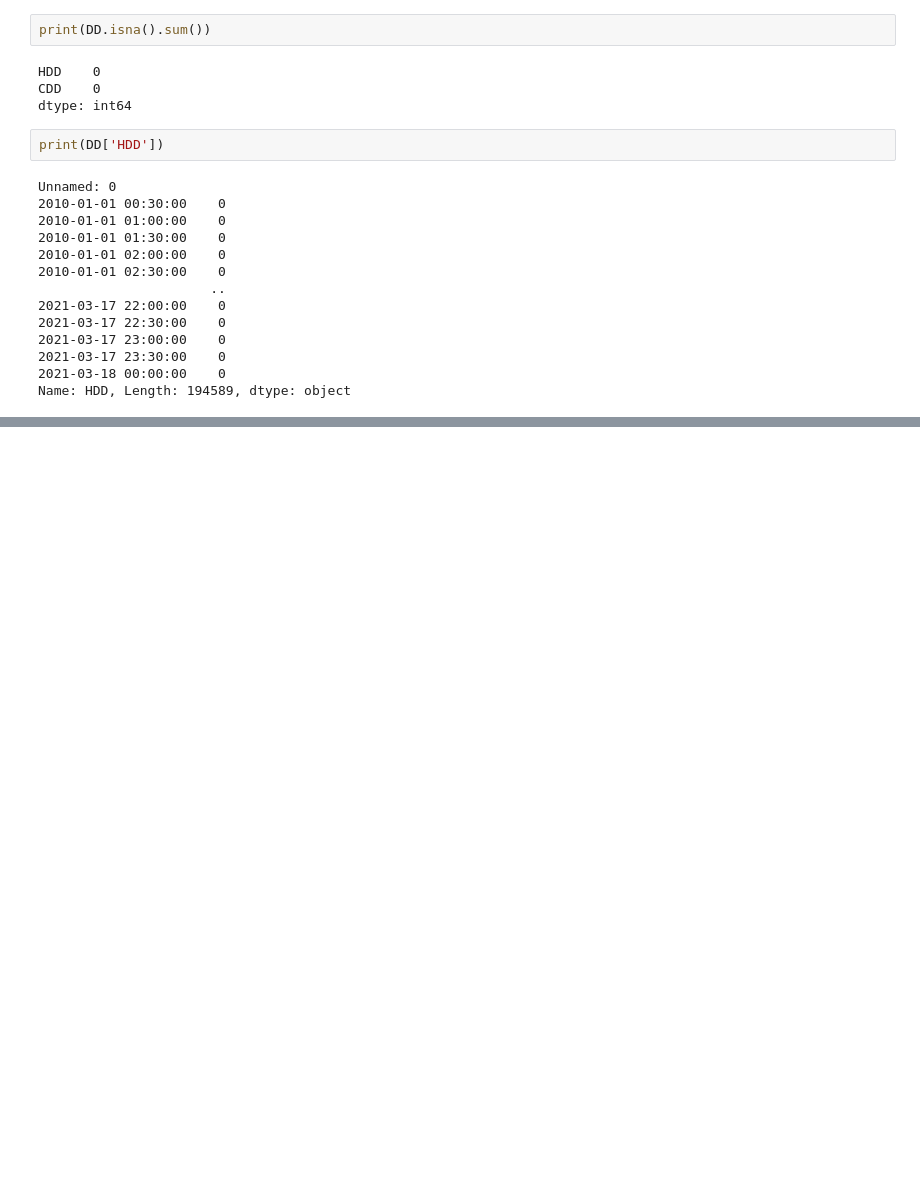
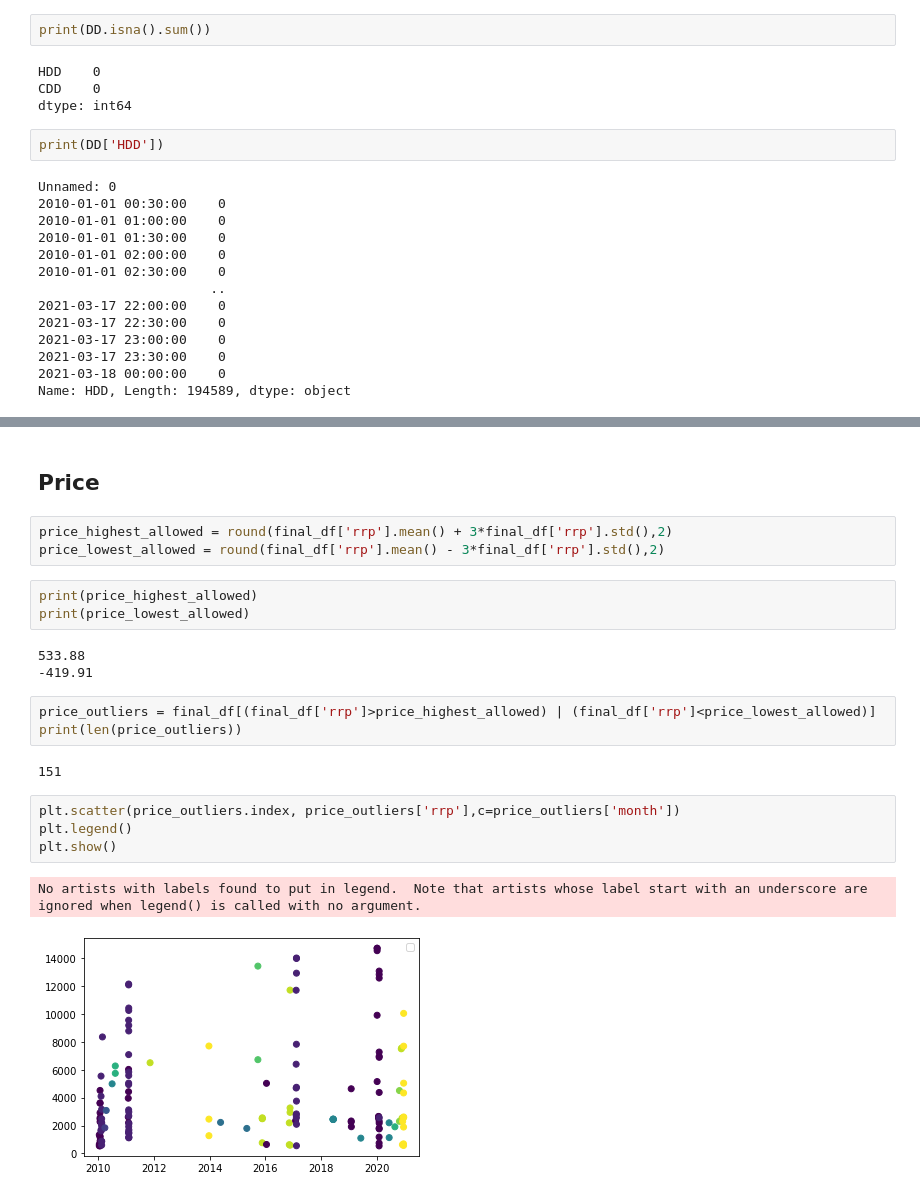
Before and after one commit to mkingopng/electricity_demand_forecasting, a Jupyter notebook: src/NS_Test.ipynb, the cells around one changed output, grey strips where cells are left out. Saved outputs shown, nothing was run; the diff lists cells and outputs as text; blank space fills up the shorter version.

```diff
--- a/src/NS_Test.ipynb
+++ b/src/NS_Test.ipynb
@@ -431,0 +466,23 @@ No artists with labels found to put in legend.  Note that artists whose label st
+# %% [markdown]
+## Price
+# %%
+price_highest_allowed = round(final_df['rrp'].mean() + 3*final_df['rrp'].std(),2)
+price_lowest_allowed = round(final_df['rrp'].mean() - 3*final_df['rrp'].std(),2)
+# %%
+print(price_highest_allowed)
+print(price_lowest_allowed)
+# %% [output]
+533.88
+-419.91
+# %%
+price_outliers = final_df[(final_df['rrp']>price_highest_allowed) | (final_df['rrp']<price_lowest_allowed)]
+print(len(price_outliers))
+# %% [output]
+151
+# %%
+plt.scatter(price_outliers.index, price_outliers['rrp'],c=price_outliers['month'])
+plt.legend()
+plt.show()
+# %% [output]
+No artists with labels found to put in legend.  Note that artists whose label start with an underscore are ignored when legend() is called with no argument.
+[figure, added]
```
Also changed, not shown: parts of 48 cells of this notebook.
